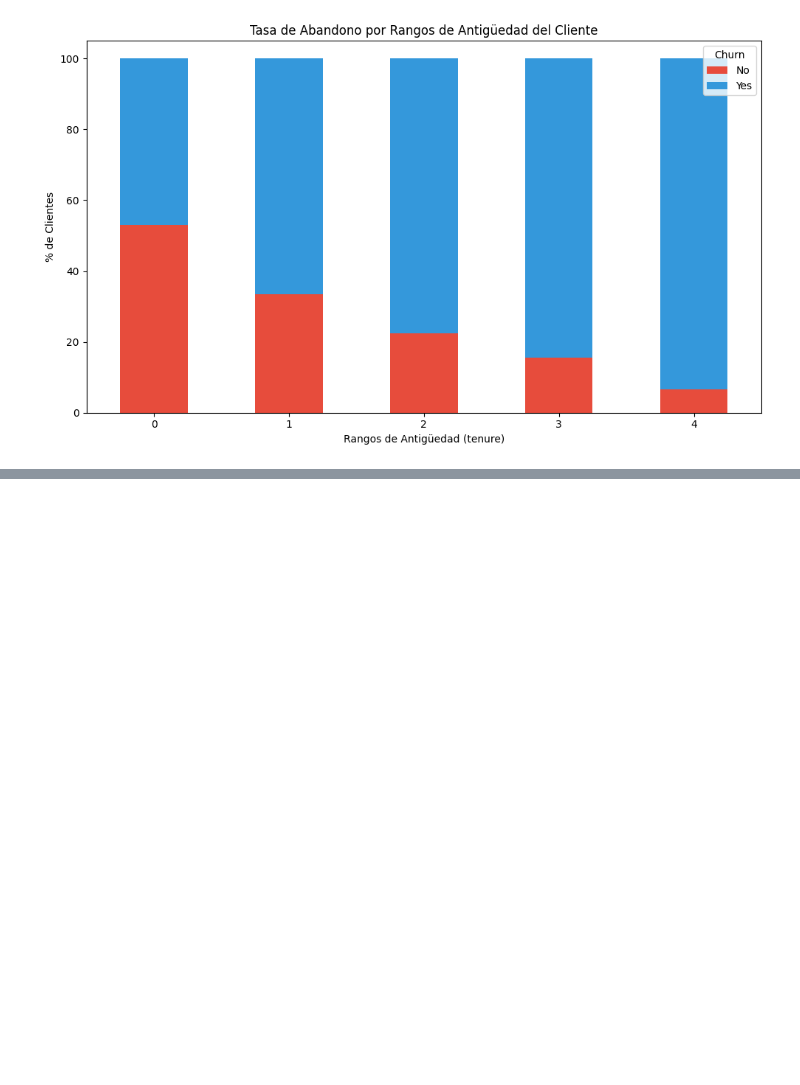
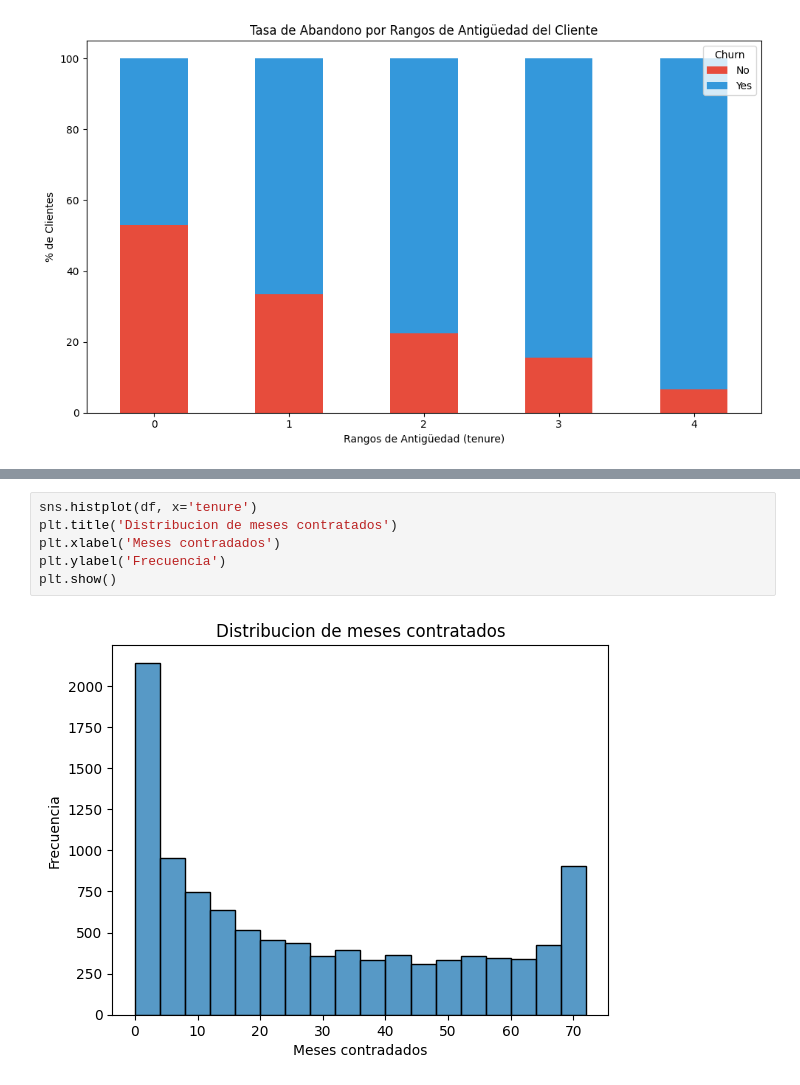
Before and after one commit to magmatic654/TelecomX_parte2_Latam, a Jupyter notebook: TelecomX_LATAM.ipynb, the cells around one changed output, grey strips where cells are left out. Drawn from its saved outputs; the diff is of its cells as text; blank space fills up the shorter version.

```diff
--- a/TelecomX_LATAM.ipynb
+++ b/TelecomX_LATAM.ipynb
@@ -442,0 +603,8 @@ plt.show()
+# %%
+sns.histplot(df, x='tenure')
+plt.title('Distribucion de meses contratados')
+plt.xlabel('Meses contradados')
+plt.ylabel('Frecuencia')
+plt.show()
+# %% [output]
+[figure, added]
```
Also changed, not shown: parts of 64 cells of this notebook.
